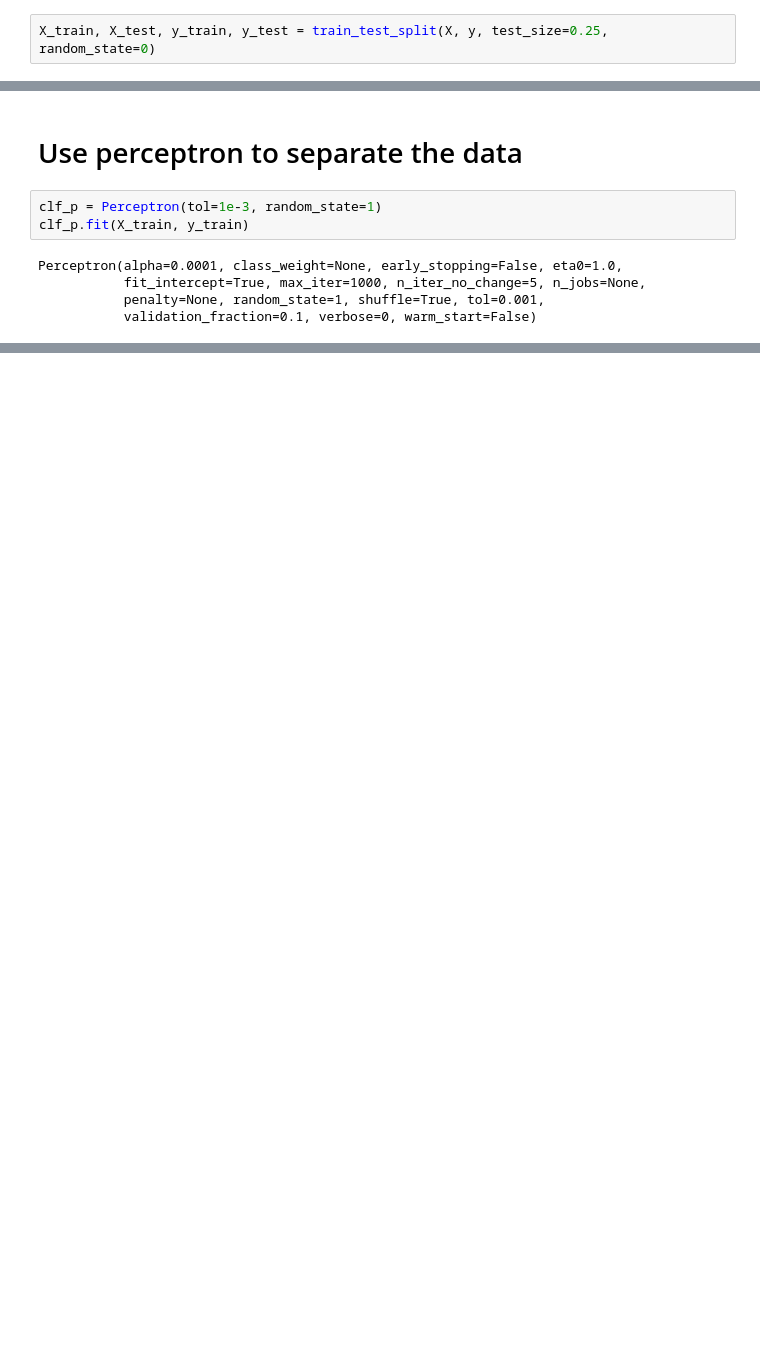
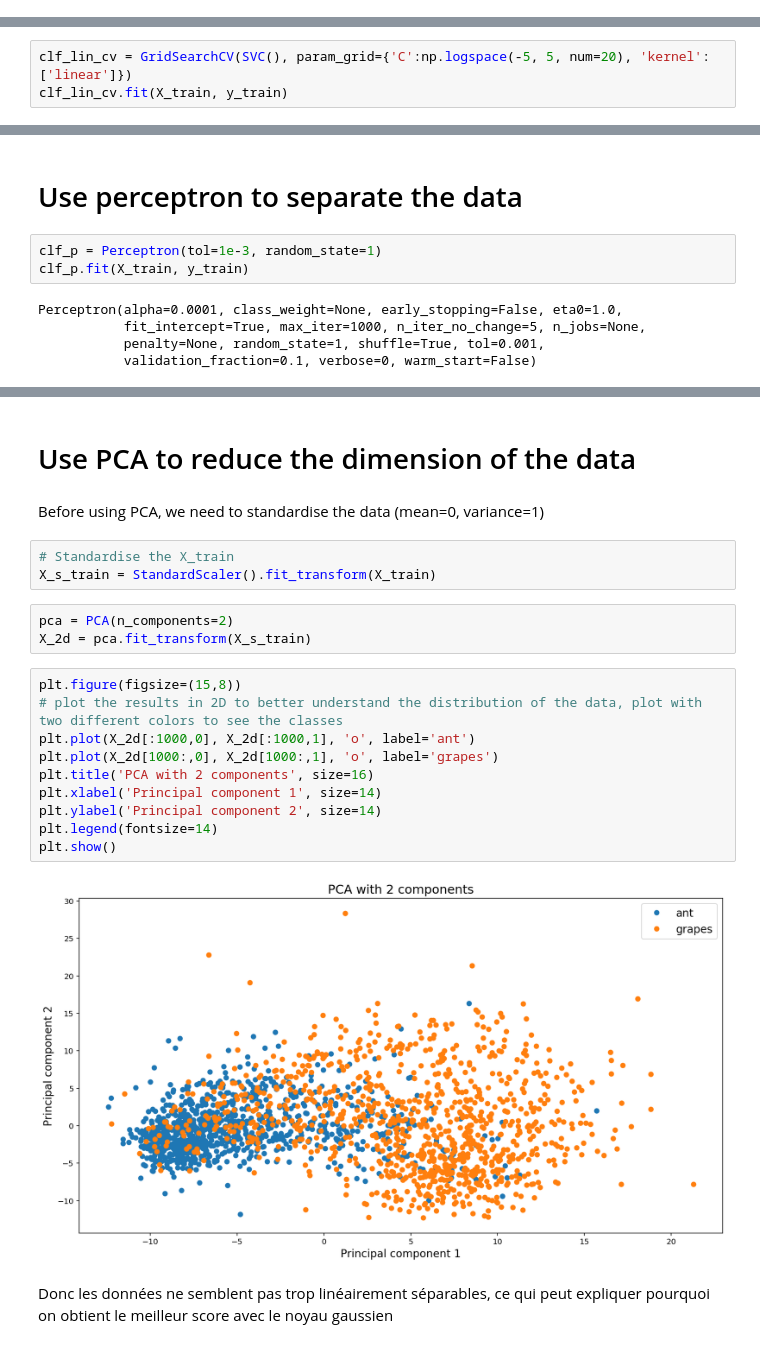
Before and after one commit to Victor-Manach/SD210, a Jupyter notebook: Binary_classification.ipynb, the cells around one changed output, grey strips where cells are left out. Saved outputs shown, nothing was run; the diff lists cells and outputs as text; blank space fills up the shorter version.

Commit message:
PCA to 2D to plot the data to see how to separate them

```diff
--- a/Binary_classification.ipynb
+++ b/Binary_classification.ipynb
@@ -28,5 +42,3 @@ y = np.concatenate((y_ant, y_grapes), axis=0)
-# %%
-X_train, X_test, y_train, y_test = train_test_split(X, y, test_size=0.25, random_state=0)
 # %% [markdown]
 # Use SVM to separate data
 # %% [markdown]
@@ -61,0 +76,3 @@ clf_rbf.score(X_test, y_test)
+# %%
+clf_lin_cv = GridSearchCV(SVC(), param_grid={'C':np.logspace(-5, 5, num=20), 'kernel':['linear']})
+clf_lin_cv.fit(X_train, y_train)
@@ -75,0 +97,24 @@ clf_p.score(X_test, y_test)
+# %% [markdown]
+# Use PCA to reduce the dimension of the data
+# %% [markdown]
+Before using PCA, we need to standardise the data (mean=0, variance=1)
+# %%
+# Standardise the X_train
+X_s_train = StandardScaler().fit_transform(X_train)
+# %%
+pca = PCA(n_components=2)
+X_2d = pca.fit_transform(X_s_train)
+# %%
+plt.figure(figsize=(15,8))
+# plot the results in 2D to better understand the distribution of the data, plot with two different colors to see the classes
+plt.plot(X_2d[:1000,0], X_2d[:1000,1], 'o', label='ant')
+plt.plot(X_2d[1000:,0], X_2d[1000:,1], 'o', label='grapes')
+plt.title('PCA with 2 components', size=16)
+plt.xlabel('Principal component 1', size=14)
+plt.ylabel('Principal component 2', size=14)
+plt.legend(fontsize=14)
+plt.show()
+# %% [output]
+[figure, added]
+# %% [markdown]
+Donc les données ne semblent pas trop linéairement séparables, ce qui peut expliquer pourquoi on obtient le meilleur score avec le noyau gaussien
```
Also changed, not shown: parts of 15 cells of this notebook.
